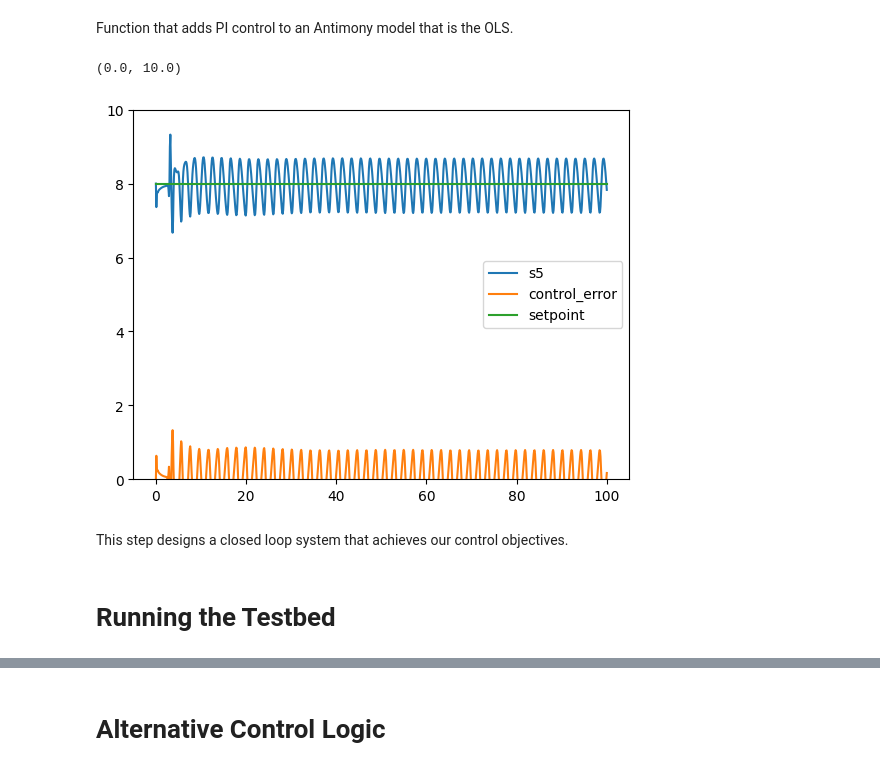
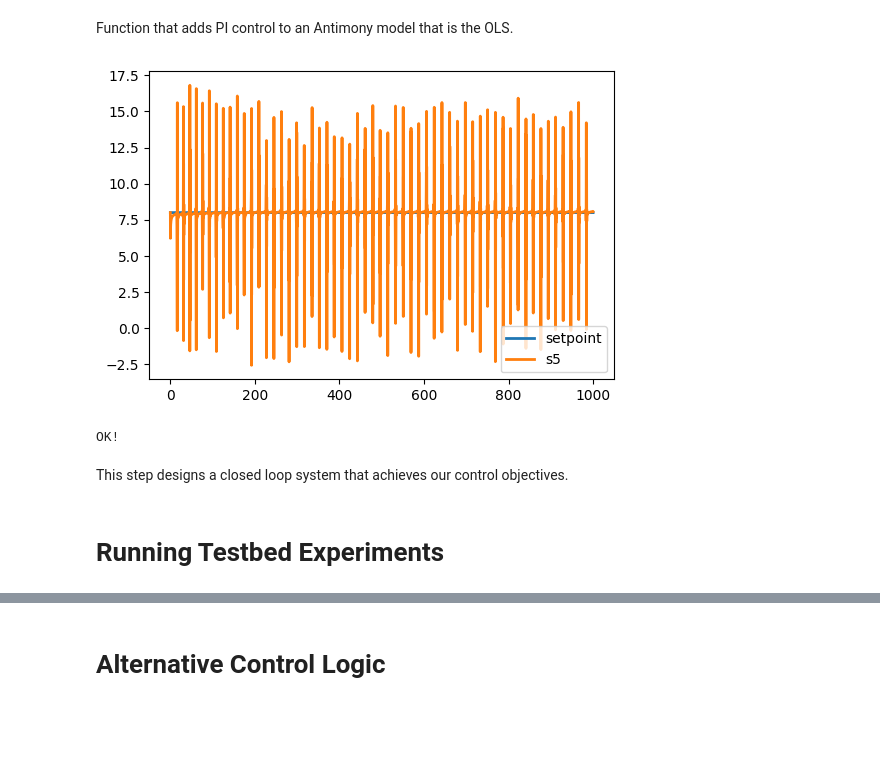
Before and after one commit to joseph-hellerstein/advanced-controls-lectures, a Jupyter notebook: lectures/lecture_15-Workflow-Control-Design/building_closed_loop_testbed.ipynb, the cells around one changed output, grey strips where cells are left out. Saved outputs shown, nothing was run; the diff lists cells and outputs as text; code cells hidden in the pictures; blank space fills up the shorter version.

Commit message:
Updated building closed loop

```diff
--- a/lectures/lecture_15-Workflow-Control-Design/building_closed_loop_testbed.ipynb
+++ b/lectures/lecture_15-Workflow-Control-Design/building_closed_loop_testbed.ipynb
@@ -371,76 +393,45 @@ Function that adds PI control to an Antimony model that is the OLS.
 # %%
 def buildPITestbed(model, input_name, output_name, sign=1):
     """
     Creates an Antimony model of a PI controller using model as the open loop system.
     The resulting model as Antimony parameters for the setpoint, kP, kI. Assumes that
     this is a modular model (has an "end" statement).
 
     Args:
         model: str (Antimony model of OLS)
         input_name: str (name of a species in the OLS)
         output_name: str (name of a species in the OLS)
         sign: int (directional effect of input on output)
 
     Returns:
         str (Antimony model)
     """
     # Partition the model
-    end_pos = model.index("end")
-    if end_pos < 0:
-        raise ValueError("Could not find the 'end' statement. Not a modular model?")
+    try:
+        end_pos = model.index("end")
+    except:
+        end_pos = len(model) - 1
     model_front = model[:end_pos]
     model_back = model[end_pos:]
-
-    control_logic = """
-
-
-    #vvvv start control logic
-    setpoint = 1
-    kP = 1
-    kI = 0
-
-    const %s
-    control_error := %d*(setpoint - %s)
-    integral_control_error = 0
-    integral_control_error' = control_error
-    $%s := kP*control_error + kI*integral_control_error
-
-    #^^^^ end control logic
-
-
-    """ % (input_name, sign, output_name, input_name)
+    control_logic = CONTROL_LOGIC % (input_name, sign, output_name, input_name)
     return model_front + control_logic + model_back
 
 # TESTS
 is_plot = True
-control_model = makeControlModel(WOLF_MODEL, "s1", "s5", sign=-1)
+control_model = buildPITestbed(WOLF_MODEL, "at_", "s5")
 rr = te.loada(control_model)
-rr["kP"] = 0.001
+rr["kP"] = 0.01
 rr["kI"] = 0.0001
 rr["setpoint"] = 8
-rr.simulate(0, 200, 2000, selections=["time", "setpoint", "s5"])
+rr.simulate(0, 1000, 10000, selections=["time", "setpoint", "s5"])
 if is_plot:
-    rr.plot(ylim=[0, 10], xlabel="time")
+    rr.plot()
+control_model = buildPITestbed(TEST_MODEL, "S1", "S2")
 print("OK!")
+# %% [output]
+[figure, added]
+OK!
-# %%
-control_model = makeControlModel(WOLF_MODEL, "at_", "s5", sign=1)
-rr = te.loada(control_model)
-setpoint = 8
-rr["kP"] = 0.1
-rr["kI"] = 0.01
-rr["setpoint"] = setpoint
-data = rr.simulate(0, 100, 1000, selections=["time", "[s5]", "control_error", "integral_control_error"])
-times = data["time"]
-#plt.plot(data["time"], data["[s1]"])
-plt.plot(times, data["[s5]"])
-plt.plot(times, data["control_error"])
-plt.plot([times[0], times[-1]], [setpoint, setpoint])
-plt.legend(["s5", "control_error", "setpoint"])
-plt.ylim([0, 10])
-# %% [output]
-(0.0, 10.0)
-[figure, removed]
 # %% [markdown]
 This step designs a closed loop system that achieves our control objectives.
 # %% [markdown]
-# Running the Testbed
+# Running Testbed Experiments
```
Also changed, not shown: parts of 18 cells of this notebook.
